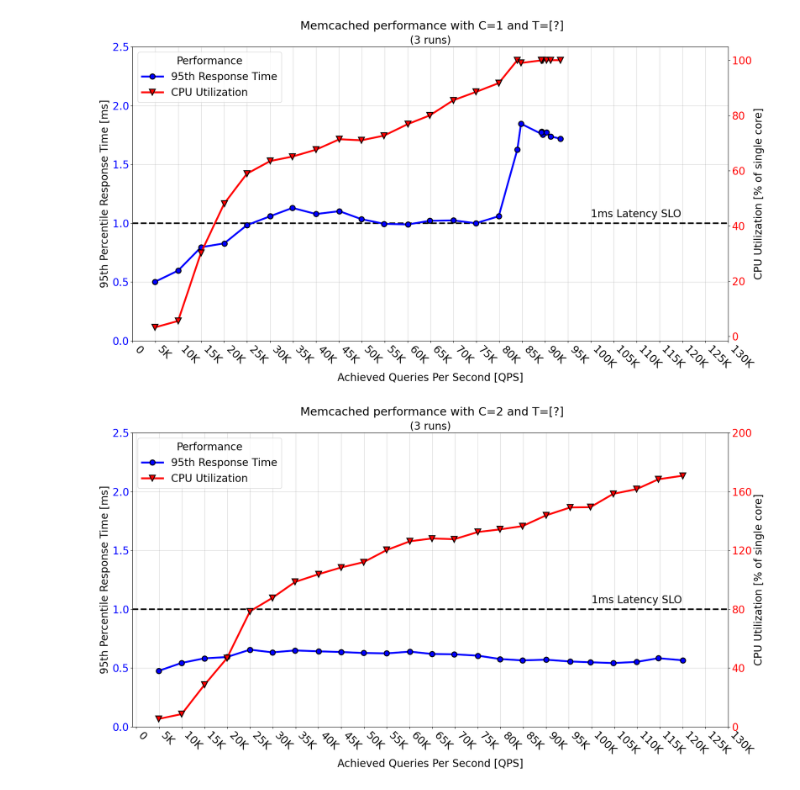
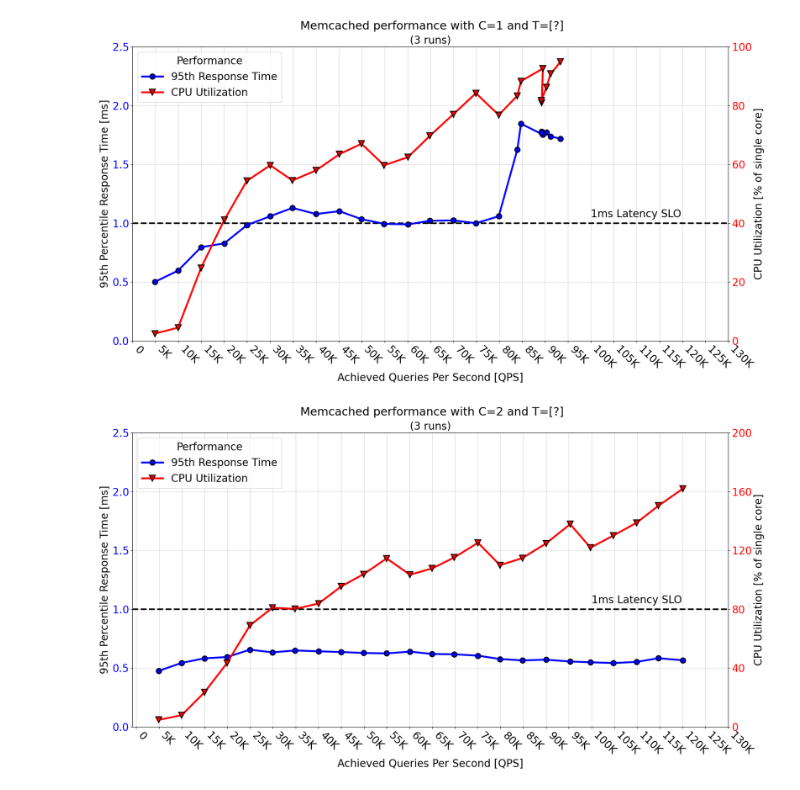
Before and after one commit to czanoli/ETH-Cloud-Computing-Architectures-2024, a Jupyter notebook: part4/plots1d.ipynb, the cells around one changed output. Saved outputs shown, nothing was run; the diff lists cells and outputs as text; code cells hidden in the pictures.

```diff
--- a/part4/plots1d.ipynb
+++ b/part4/plots1d.ipynb
@@ -49,17 +50,31 @@ def read_cpu(folder_path):
 # Function to find nearest timestamp of mcperf data wrt CPU utilization data
 '''
 Rationale:
-We need to synchronize the timestamps between mcperf and cpu files in order to plot the correct CPU utilization
+[New]: Take ts_start and ts-end for each row --> get all the cpu timestamps in that range, average cpu utilization of that range
+
+[OLD]: We need to synchronize the timestamps between mcperf and cpu files in order to plot the correct CPU utilization
 for a given achieved QPS. For mcperf we have 2 timestamps (ts_start and ts_end) while for cpu we have the TimeStamp column
 We can use ts_start and ts_end to compute the "middle point" timestamp and then associate these middle point timestamps with
 the nearest timestamp in cpu utilization file => we end up with: QPS, p95 and cpu_utilization
 > Note: for mcperf the timestamps are expressed as microseconds => we need to divide by 1000 since the cpu utilization timestamp
 is in ms
 '''
-def merge_data(df1, df2):
-    df1['middle_timestamp'] = (df1[['ts_start', 'ts_end']].mean(axis=1))/1000
-    merged_df = pd.merge_asof(df1, df2, left_on='middle_timestamp', right_on='TimeStamp', direction='nearest')
-    return merged_df
+def merge_data(mcperf_df, cpu_df):
+    # [OLD]
+    #df1['middle_timestamp'] = (df1[['ts_start', 'ts_end']].mean(axis=1))/1000
+    #merged_df = pd.merge_asof(df1, df2, left_on='middle_timestamp', right_on='TimeStamp', direction='nearest')
+
+    df1 = copy.deepcopy(mcperf_df)
+    df2 = copy.deepcopy(cpu_df)
+    c1_means = list()
+    c2_means = list()
+    for _, row in df1.iterrows():
+        df2_filtered = df2.loc[(df2['TimeStamp'] >= row['ts_start']/1000) & (df2['TimeStamp'] <= row['ts_end']/1000)]
+        c1_means.append(df2_filtered['C1'].mean())
+        c2_means.append(df2_filtered['C2'].mean())
+    df1['C1'] = c1_means
+    df1['C2'] = c2_means
+    return df1
 # %%
 mcperf_data = read_mcperf(folder_path, mcperf_columns_to_keep)
 cpu_data = read_cpu(folder_path)
@@ -82,34 +97,36 @@ p95_line = ax.plot(merged_data['C1']['QPS'], merged_data['C1']['p95'], color='#0
         linewidth=3.5, markersize=10, markeredgewidth=1.75, markeredgecolor='black', label=legend_dict['p95'])[0]
 cpu_line = ax2.plot(merged_data['C1']['QPS'], merged_data['C1']['C1'], color='#ff0000', marker='v',
          linewidth=3.5, markersize=12, markeredgewidth=1.75, markeredgecolor='black', label=legend_dict['cpu'])[0]
 
 # Style
 x_labels = ['0', '5K', '10K', '15K', '20K', '25K', '30K', '35K', '40K', '45K', '50K', '55K', '60K',
             '65K', '70K', '75K', '80K', '85K', '90K', '95K', '100K', '105K', '110K', '115K', '120K', '125K', '130K']
 ax.set_xticks(range(0, 131000, 5000), x_labels, rotation=-45, ha='left')
 ax.set_xlabel('Achieved Queries Per Second [QPS]', fontsize=20)
 ax.tick_params(axis='x', labelsize=20)
 
 ax.set_ylim((0, 2.5))
 ax.set_yticks( np.arange(0, 2.6, 0.5).tolist())
 ax.set_ylabel('95th Percentile Response Time [ms]', fontsize=20)
 ax.tick_params(axis='y', labelcolor='blue', labelsize=20)
 
+ax2.set_ylim((0, 100))
+ax2.set_yticks( np.arange(0, 101, 20).tolist())
 ax2.set_ylabel('CPU Utilization [% of single core]', fontsize=20)
 ax2.tick_params(axis='y', labelcolor='red', labelsize=20)
 
 lines = [p95_line, cpu_line]
 labels = [line.get_label() for line in lines]
 ax.legend(lines, labels, title='Performance', loc='upper left', title_fontsize=20, fontsize=20)
 
 ax.spines['top'].set_visible(False)
 ax.spines['right'].set_visible(False)
 ax.grid(color='grey', linewidth=0.5, alpha=0.5)
 fig.suptitle('Memcached performance with C=1 and T=[?]', fontsize=22)
 ax.set_title('(3 runs)', fontsize=20)
 fig.tight_layout()
 # %% [output]
-[figure, old version]
+[figure, new version]
 # %%
 # Plot2
 # data: key: C2, value: C1+C2
@@ -152,4 +169,4 @@ fig.suptitle('Memcached performance with C=2 and T=[?]', fontsize=22)
 ax.set_title('(3 runs)', fontsize=20)
 fig.tight_layout()
 # %% [output]
-[figure, old version]
+[figure, new version]
```
Also changed, not shown: parts of 1 cell of this notebook, 6 other files.
